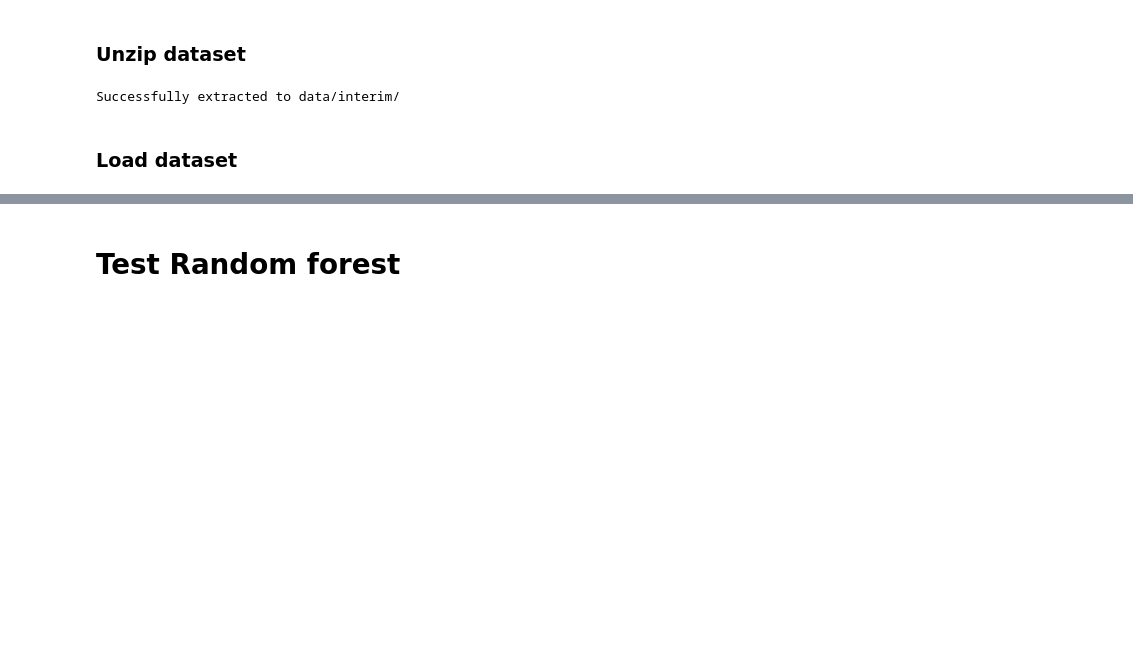
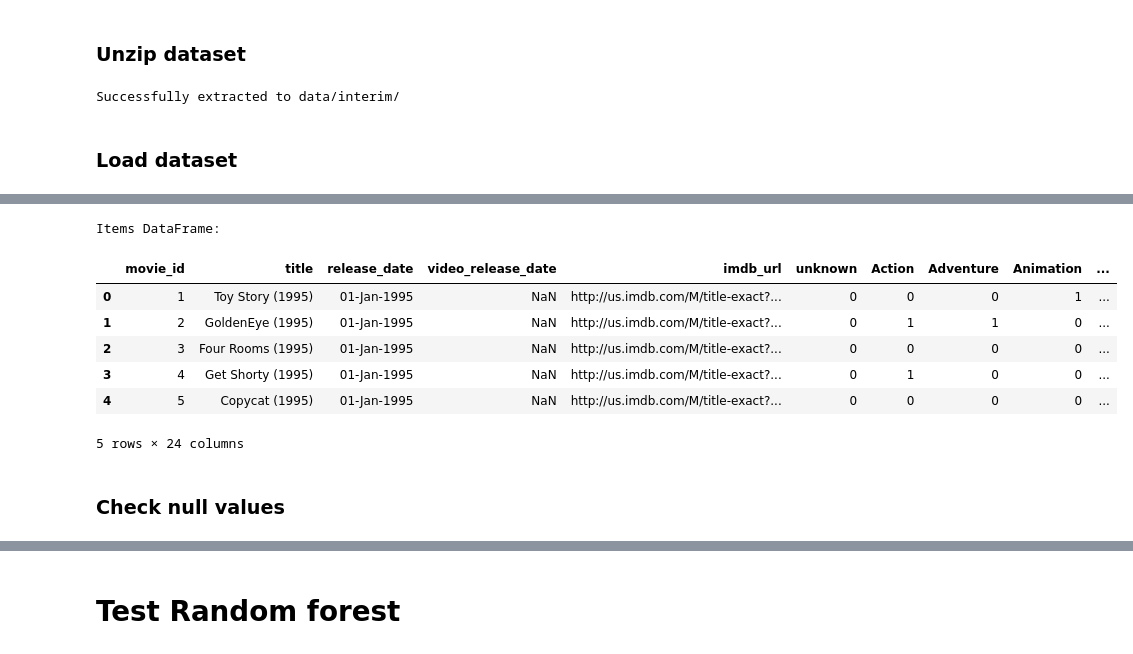
Before and after one commit to system205/PMLDL_Assignment2, a Jupyter notebook: notebooks/1.0-initial-data-exporation.ipynb, the cells around one changed output, grey strips where cells are left out. Cells and saved outputs as stored; diff of their text form; code cells hidden in the pictures; blank space fills up the shorter version.

```diff
--- a/notebooks/1.0-initial-data-exporation.ipynb
+++ b/notebooks/1.0-initial-data-exporation.ipynb
@@ -268,0 +59,34 @@ preprocessed[['year', 'month', 'gender_M', 'date']].head()
+# %%
+import os
+import pandas as pd
+
+def load_data(data_file):
+    ml_100k_folder = 'data/interim/ml-100k/'
+
+    user_file = 'u.user'
+    item_file = 'u.item'
+    genre_file = 'u.genre'
+
+    # column names
+    user_cols = ['user_id', 'age', 'gender', 'occupation', 'zip_code']
+    data_cols = ['user_id', 'movie_id', 'rating', 'timestamp']
+
+    # Load data into Pandas DataFrames
+    users = pd.read_csv(os.path.join(ml_100k_folder, user_file), sep='|', names=user_cols)
+    data = pd.read_csv(os.path.join(ml_100k_folder, data_file), sep='\t', names=data_cols)
+
+    genre = pd.read_csv(os.path.join(ml_100k_folder, genre_file), sep='|', header=None, names=['genre_id', 'genre'])
+
+    item_cols = ['movie_id', 'title', 'release_date', 'video_release_date', 'imdb_url', *[g[0] for g in genre.values]]
+    items = pd.read_csv(os.path.join(ml_100k_folder, item_file), sep='|', names=item_cols, encoding='latin-1')
+
+    return users, items, data
+
+users_df, items_df, ratings_df = load_data('u.data')
+
+# Print the first few rows of each DataFrame to verify the data loading
+print("Users DataFrame:")
+print(users_df.head())
+
+print("\nRatings DataFrame:")
+ratings_df.head()
@@ -268,0 +109,14 @@ preprocessed[['year', 'month', 'gender_M', 'date']].head()
+# %%
+print("\nItems DataFrame:")
+items_df.head()
+# %% [output]
+Items DataFrame:
+|  | movie_id | title | release_date | video_release_date | imdb_url | unknown | Action | Adventure | Animation | ... |
+| 0 | 1 | Toy Story (1995) | 01-Jan-1995 | NaN | http://us.imdb.com/M/title-exact?... | 0 | 0 | 0 | 1 | ... |
+| 1 | 2 | GoldenEye (1995) | 01-Jan-1995 | NaN | http://us.imdb.com/M/title-exact?... | 0 | 1 | 1 | 0 | ... |
+| 2 | 3 | Four Rooms (1995) | 01-Jan-1995 | NaN | http://us.imdb.com/M/title-exact?... | 0 | 0 | 0 | 0 | ... |
+| 3 | 4 | Get Shorty (1995) | 01-Jan-1995 | NaN | http://us.imdb.com/M/title-exact?... | 0 | 1 | 0 | 0 | ... |
+| 4 | 5 | Copycat (1995) | 01-Jan-1995 | NaN | http://us.imdb.com/M/title-exact?... | 0 | 0 | 0 | 0 | ... |
+5 rows × 24 columns
+# %% [markdown]
+### Check null values
```
Also changed, not shown: parts of 59 cells of this notebook.
